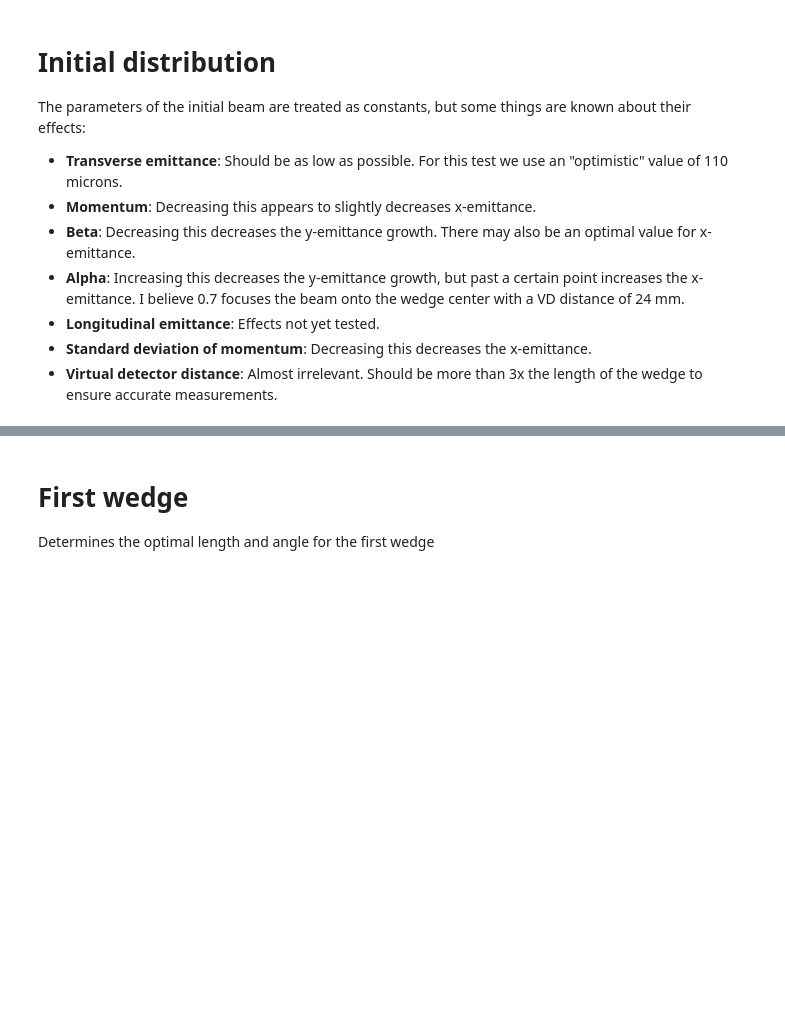
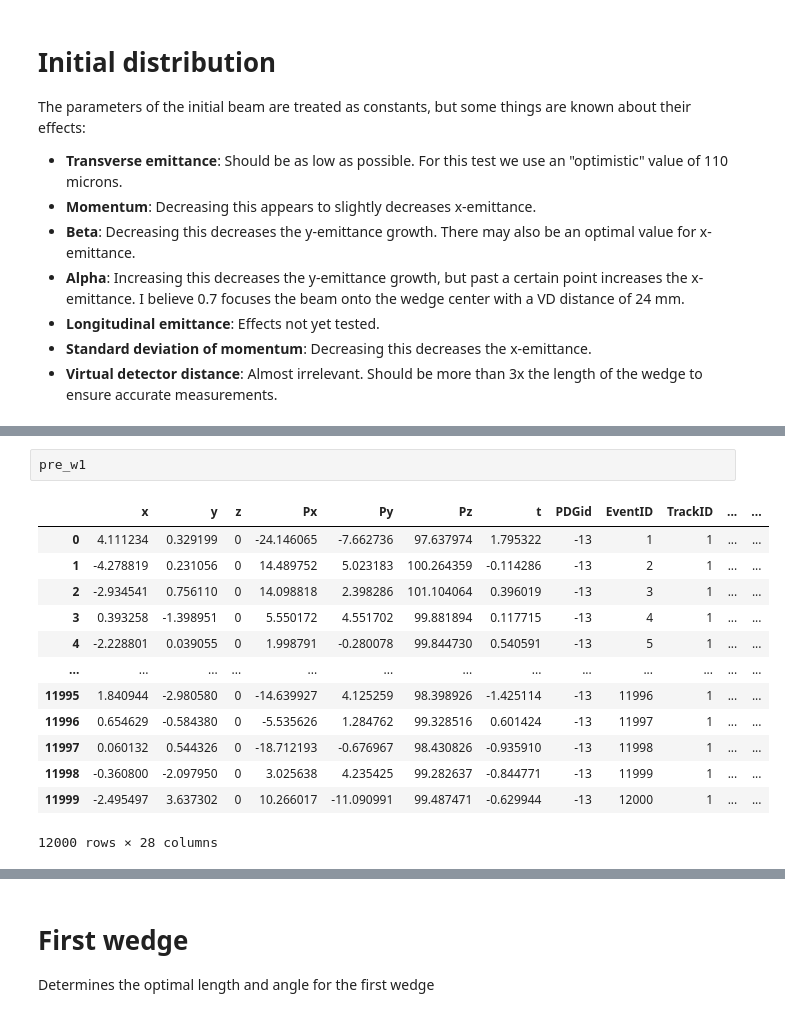
Before and after one commit to incikaraaslan/4DCooling_g4bl, a Jupyter notebook: DanielFu_Work/optim.ipynb, the cells around one changed output, grey strips where cells are left out. Cells and saved outputs as stored; diff of their text form; blank space fills up the shorter version.

```diff
--- a/DanielFu_Work/optim.ipynb
+++ b/DanielFu_Work/optim.ipynb
@@ -61 +61,17 @@ Mean momentum: 100.01004728972856 MeV/c
 -----------------------------
+# %%
+pre_w1
+# %% [output]
+|  | x | y | z | Px | Py | Pz | t | PDGid | EventID | TrackID | ... | ... |
+| 0 | 4.111234 | 0.329199 | 0 | -24.146065 | -7.662736 | 97.637974 | 1.795322 | -13 | 1 | 1 | ... | ... |
+| 1 | -4.278819 | 0.231056 | 0 | 14.489752 | 5.023183 | 100.264359 | -0.114286 | -13 | 2 | 1 | ... | ... |
+| 2 | -2.934541 | 0.756110 | 0 | 14.098818 | 2.398286 | 101.104064 | 0.396019 | -13 | 3 | 1 | ... | ... |
+| 3 | 0.393258 | -1.398951 | 0 | 5.550172 | 4.551702 | 99.881894 | 0.117715 | -13 | 4 | 1 | ... | ... |
+| 4 | -2.228801 | 0.039055 | 0 | 1.998791 | -0.280078 | 99.844730 | 0.540591 | -13 | 5 | 1 | ... | ... |
+| ... | ... | ... | ... | ... | ... | ... | ... | ... | ... | ... | ... | ... |
+| 11995 | 1.840944 | -2.980580 | 0 | -14.639927 | 4.125259 | 98.398926 | -1.425114 | -13 | 11996 | 1 | ... | ... |
+| 11996 | 0.654629 | -0.584380 | 0 | -5.535626 | 1.284762 | 99.328516 | 0.601424 | -13 | 11997 | 1 | ... | ... |
+| 11997 | 0.060132 | 0.544326 | 0 | -18.712193 | -0.676967 | 98.430826 | -0.935910 | -13 | 11998 | 1 | ... | ... |
+| 11998 | -0.360800 | -2.097950 | 0 | 3.025638 | 4.235425 | 99.282637 | -0.844771 | -13 | 11999 | 1 | ... | ... |
+| 11999 | -2.495497 | 3.637302 | 0 | 10.266017 | -11.090991 | 99.487471 | -0.629944 | -13 | 12000 | 1 | ... | ... |
+12000 rows × 28 columns
```
Also changed, not shown: parts of 3 cells of this notebook, 32 other files.
